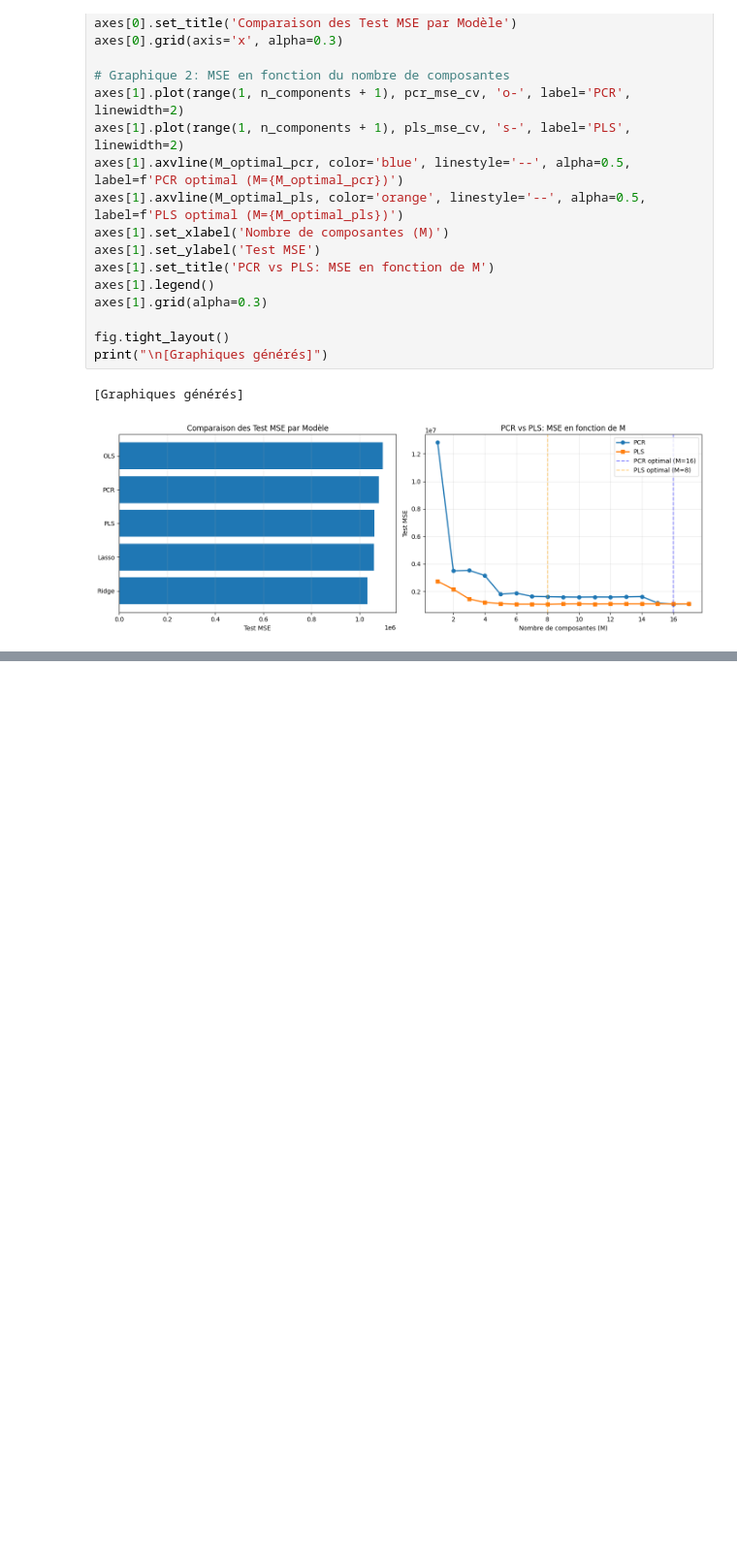
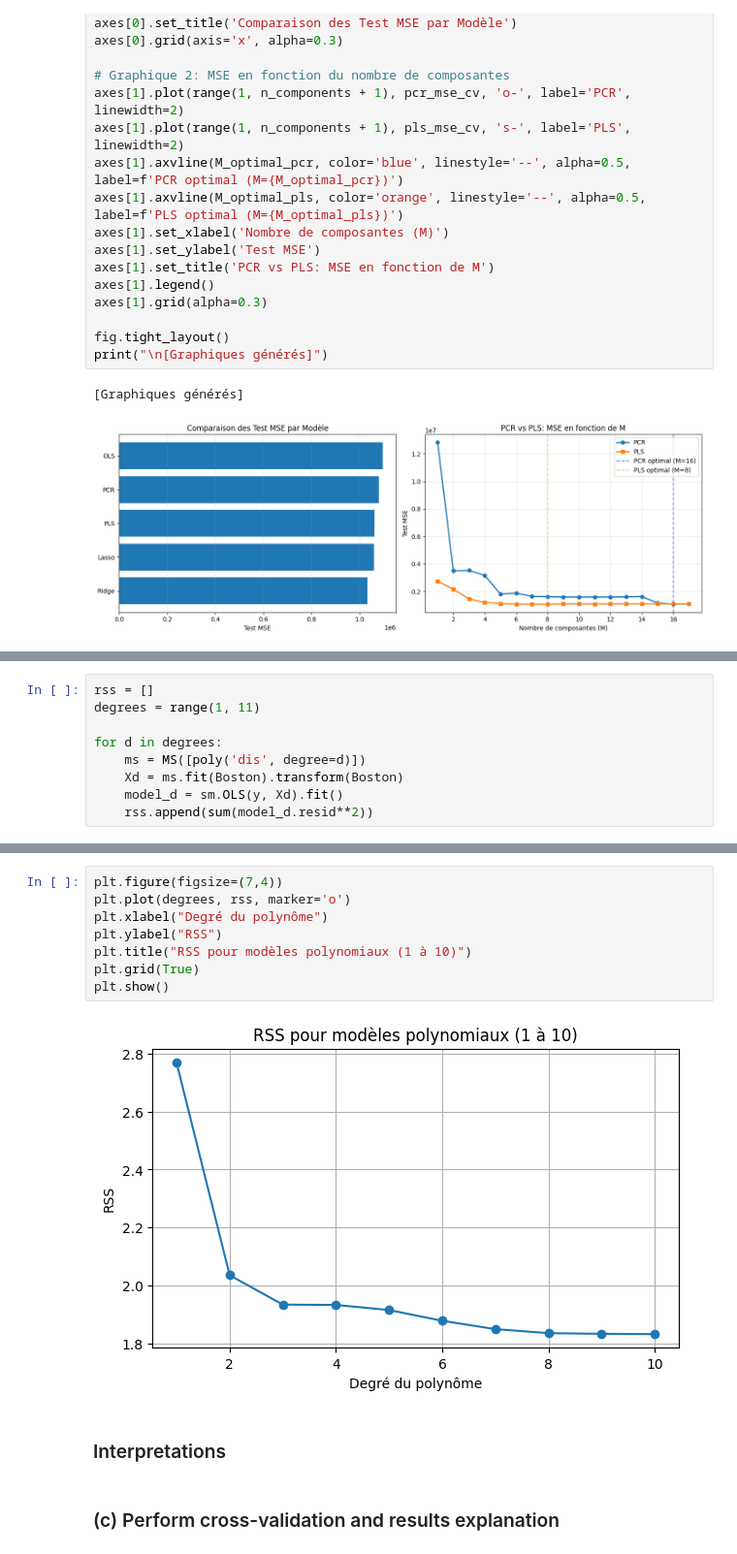
Before and after one commit to lekoundanmgedeon/machinelearning-islp, a Jupyter notebook: assignements/A2_ML/A2_ml.ipynb, the cells around one changed output, grey strips where cells are left out. Shown at 97% size. Saved outputs shown, nothing was run; the diff lists cells and outputs as text; blank space fills up the shorter version.

```diff
--- a/assignements/A2_ML/A2_ml.ipynb
+++ b/assignements/A2_ML/A2_ml.ipynb
@@ -436,0 +565,9 @@ print("\n[Graphiques générés]")
+# %%
+rss = []
+degrees = range(1, 11)
+
+for d in degrees:
+    ms = MS([poly('dis', degree=d)])
+    Xd = ms.fit(Boston).transform(Boston)
+    model_d = sm.OLS(y, Xd).fit()
+    rss.append(sum(model_d.resid**2))
@@ -436,0 +588,14 @@ print("\n[Graphiques générés]")
+# %%
+plt.figure(figsize=(7,4))
+plt.plot(degrees, rss, marker='o')
+plt.xlabel("Degré du polynôme")
+plt.ylabel("RSS")
+plt.title("RSS pour modèles polynomiaux (1 à 10)")
+plt.grid(True)
+plt.show()
+# %% [output]
+[figure, added]
+# %% [markdown]
+### Interpretations
+# %% [markdown]
+### (c) Perform cross-validation and results explanation
```
Also changed, not shown: parts of 26 cells of this notebook.
